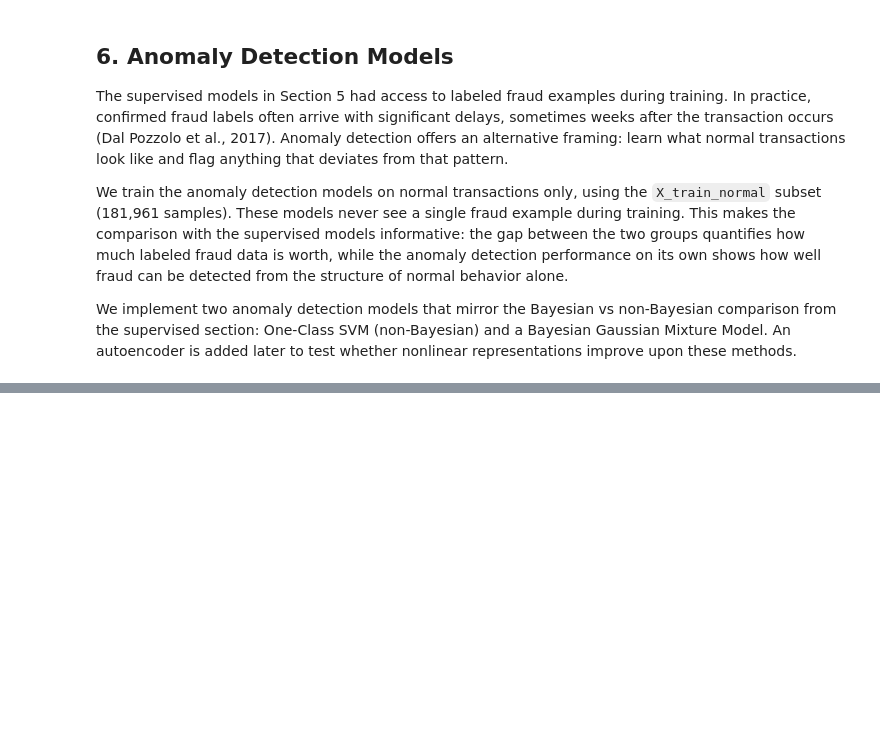
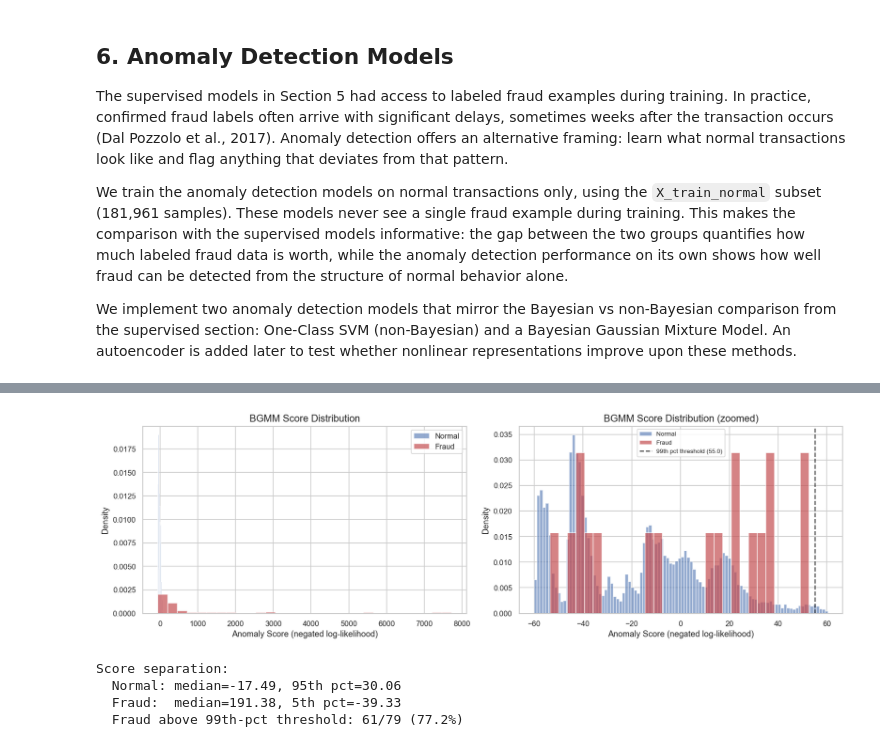
Before and after one commit to adamelhaa/cc-fraud-detection, a Jupyter notebook: notebooks/Notebook.ipynb, the cells around one changed output, grey strips where cells are left out. Saved outputs shown, nothing was run; the diff lists cells and outputs as text; code cells hidden in the pictures; blank space fills up the shorter version.

```diff
--- a/notebooks/Notebook.ipynb
+++ b/notebooks/Notebook.ipynb
@@ -1022,0 +1476,45 @@ OC-SVM detects most fraud without ever seeing a fraud example, though at a subst
+# %%
+# score distribution: BGMM anomaly scores by class
+fig, axes = plt.subplots(1, 2, figsize=(14, 4.5))
+
+# left: full range (log scale on x to handle extreme fraud scores)
+axes[0].hist(bgmm_val_anomaly_scores[y_val == 0], bins=100, alpha=0.6, density=True,
+             color='#4C72B0', label='Normal')
+axes[0].hist(bgmm_val_anomaly_scores[y_val == 1], bins=30, alpha=0.7, density=True,
+             color='#C44E52', label='Fraud')
+axes[0].set_xlabel('Anomaly Score (negated log-likelihood)')
+axes[0].set_ylabel('Density')
+axes[0].set_title('BGMM Score Distribution')
+axes[0].legend()
+
+# right: zoomed in on the overlap region
+clip_val = np.percentile(bgmm_val_anomaly_scores, 99.5)
+mask_zoom = bgmm_val_anomaly_scores < clip_val
+axes[1].hist(bgmm_val_anomaly_scores[(y_val == 0) & mask_zoom], bins=100, alpha=0.6, density=True,
+             color='#4C72B0', label='Normal')
+axes[1].hist(bgmm_val_anomaly_scores[(y_val == 1) & mask_zoom], bins=30, alpha=0.7, density=True,
+             color='#C44E52', label='Fraud')
+axes[1].axvline(x=bgmm_threshold, color='black', linestyle='--', lw=1.5, alpha=0.7,
+                label=f'99th pct threshold ({bgmm_threshold:.1f})')
+axes[1].set_xlabel('Anomaly Score (negated log-likelihood)')
+axes[1].set_ylabel('Density')
+axes[1].set_title('BGMM Score Distribution (zoomed)')
+axes[1].legend(fontsize=8)
+
+plt.tight_layout()
+plt.savefig('../figures/bgmm_score_distribution.png', dpi=150, bbox_inches='tight')
+plt.show()
+
+# quantify separation
+fraud_scores = bgmm_val_anomaly_scores[y_val == 1]
+normal_scores = bgmm_val_anomaly_scores[y_val == 0]
+print(f"Score separation:")
+print(f"  Normal: median={np.median(normal_scores):.2f}, 95th pct={np.percentile(normal_scores, 95):.2f}")
+print(f"  Fraud:  median={np.median(fraud_scores):.2f}, 5th pct={np.percentile(fraud_scores, 5):.2f}")
+print(f"  Fraud above 99th-pct threshold: {(fraud_scores > bgmm_threshold).sum()}/{len(fraud_scores)} ({(fraud_scores > bgmm_threshold).mean():.1%})")
+# %% [output]
+[figure, added]
+Score separation:
+  Normal: median=-17.49, 95th pct=30.06
+  Fraud:  median=191.38, 5th pct=-39.33
+  Fraud above 99th-pct threshold: 61/79 (77.2%)
```
Also changed, not shown: parts of 73 cells of this notebook, 2 other files.
